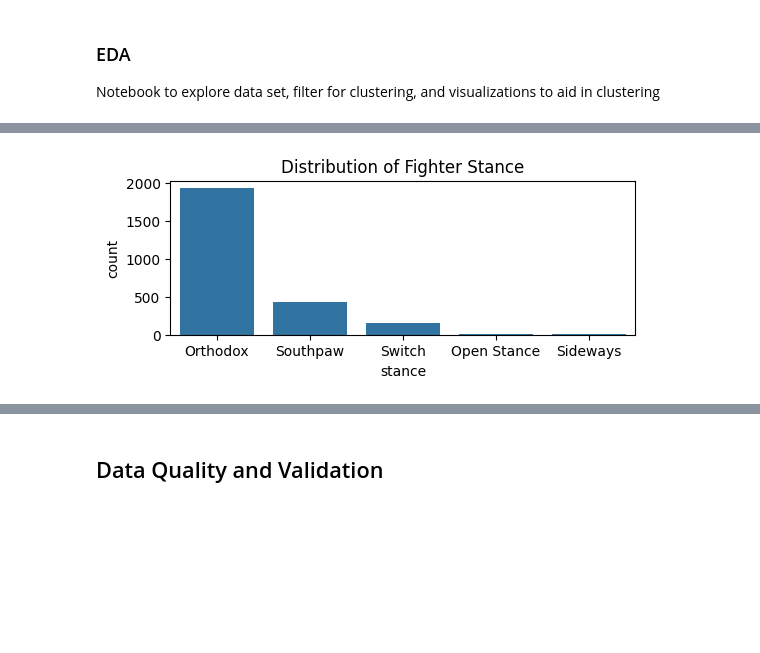
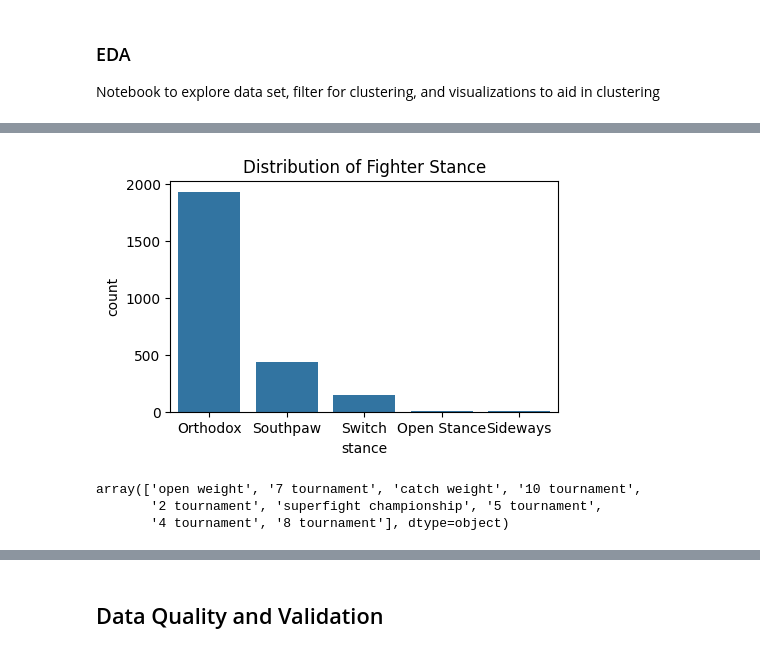
Before and after one commit to sgracia19/UFC_Fighter_Segmentation, a Jupyter notebook: notebooks/02_Data_Exploration.ipynb, the cells around one changed output, grey strips where cells are left out. Saved outputs shown, nothing was run; the diff lists cells and outputs as text; code cells hidden in the pictures; blank space fills up the shorter version.

```diff
--- a/notebooks/02_Data_Exploration.ipynb
+++ b/notebooks/02_Data_Exploration.ipynb
@@ -53,10 +81,10 @@ Index(['id', 'total_UFC_fights', 'UFC_wins', 'UFC_losses', 'match_time_sec',
 # %%
 # visualize stance distribution
-plt.figure(figsize=(6,2))
+plt.figure(figsize=(5,3))
 sns.countplot(data=df, x='stance', order=df['stance'].value_counts().index)
 plt.title('Distribution of Fighter Stance');
 # %% [output]
-[figure, old version]
+[figure, new version]
 # %%
 # Reclassify southpaw and switch stances as orthodox for simplicity
 df['stance'] = df['stance'].replace({'Open Stance':'Orthodox', 'Sideways':'Orthodox'})
@@ -62,0 +127,10 @@ df['stance'] = df['stance'].replace({'Open Stance':'Orthodox', 'Sideways':'Ortho
+# %%
+df['standard_weight_class'] = df['division'].apply(map_weight_class)
+df['standard_weight_class'].value_counts() # 13 standard weight classes + Unknown
+
+# print all unique unique weight classes
+df['division'].loc[df['standard_weight_class'] == 'Unknown'].unique()
+# %% [output]
+array(['open weight', '7 tournament', 'catch weight', '10 tournament',
+       '2 tournament', 'superfight championship', '5 tournament',
+       '4 tournament', '8 tournament'], dtype=object)
```
Also changed, not shown: parts of 27 cells of this notebook, 2 other files.
